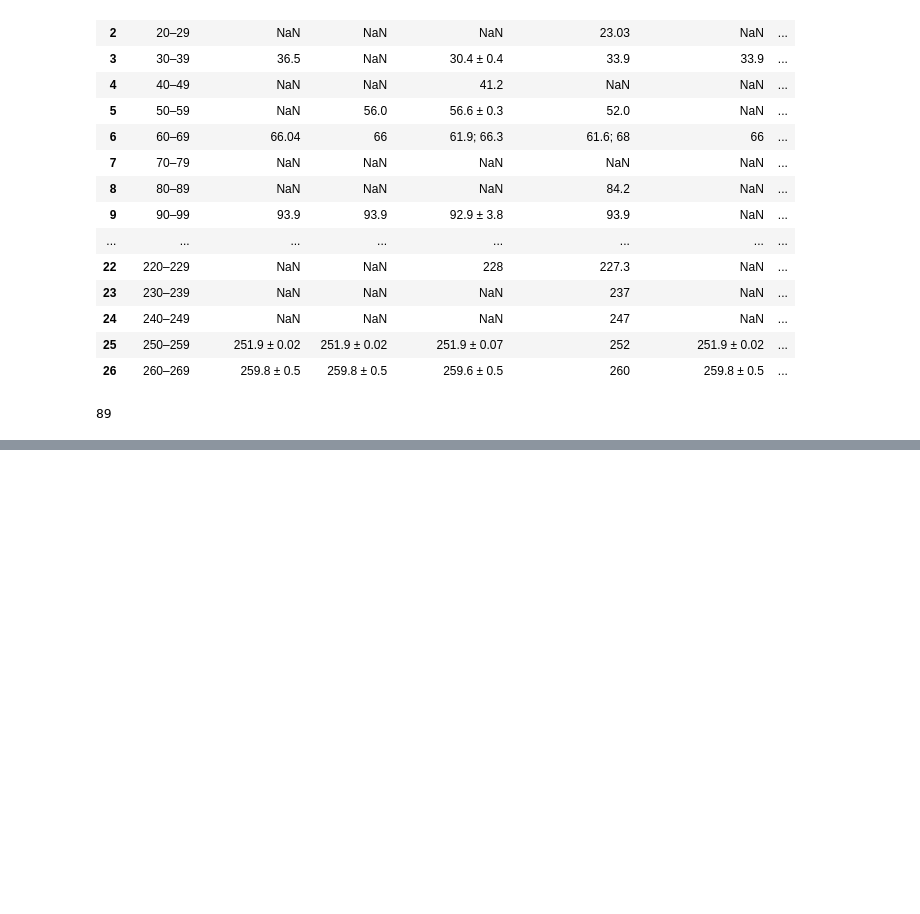
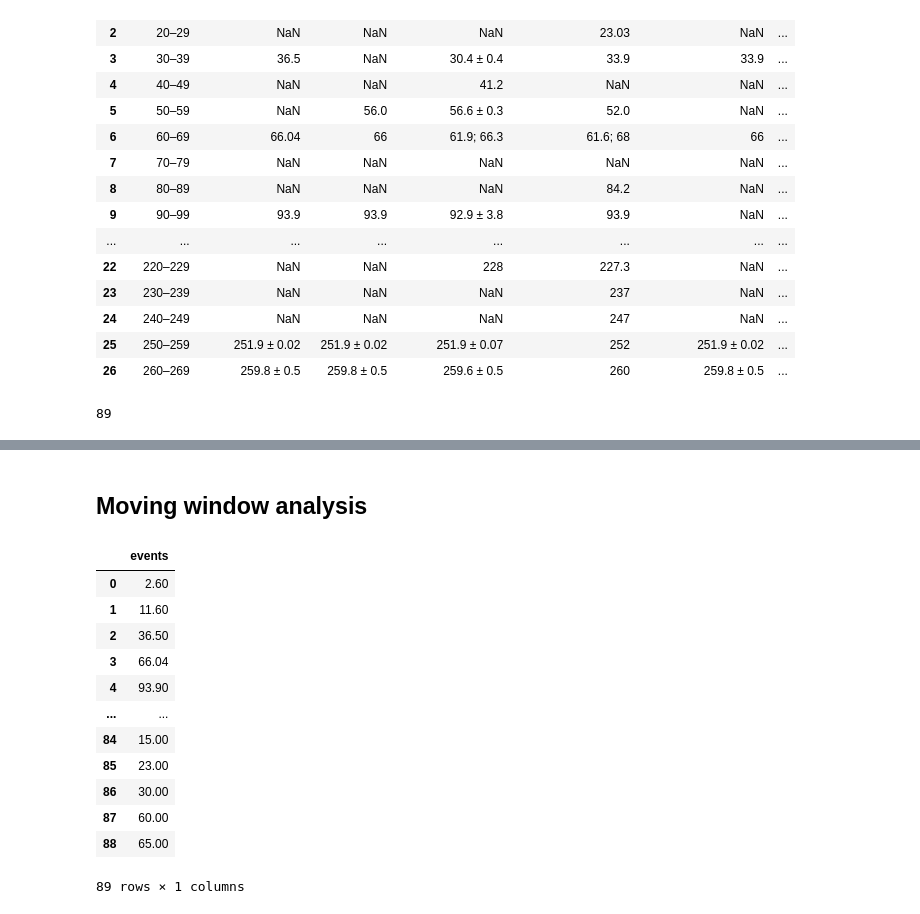
Before and after one commit to ieferreira/geological-menagerie, a Jupyter notebook: PulsesEarth/pulsesEarth.ipynb, the cells around one changed output, grey strips where cells are left out. Saved outputs shown, nothing was run; the diff lists cells and outputs as text; code cells hidden in the pictures; blank space fills up the shorter version.

```diff
--- a/PulsesEarth/pulsesEarth.ipynb
+++ b/PulsesEarth/pulsesEarth.ipynb
@@ -159,0 +141,20 @@ The file will have its original line endings in your working directory
+# %% [markdown]
+## Moving window analysis
+# %%
+dates = pd.DataFrame(cleaned_dates)
+dates.columns = ["events"]
+dates
+# %% [output]
+|  | events |
+| 0 | 2.60 |
+| 1 | 11.60 |
+| 2 | 36.50 |
+| 3 | 66.04 |
+| 4 | 93.90 |
+| ... | ... |
+| 84 | 15.00 |
+| 85 | 23.00 |
+| 86 | 30.00 |
+| 87 | 60.00 |
+| 88 | 65.00 |
+89 rows × 1 columns
```
Also changed, not shown: parts of 16 cells of this notebook, 1 other file.
